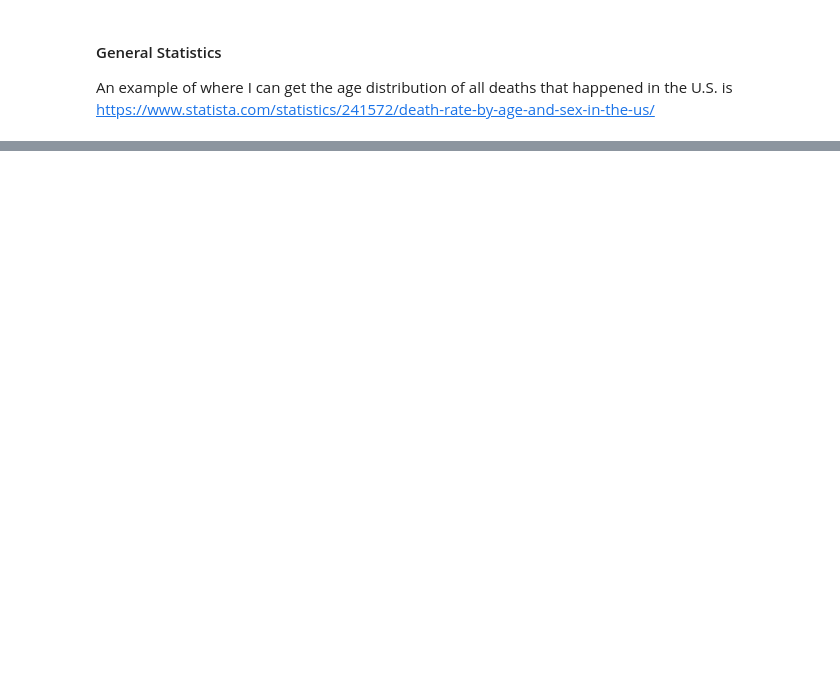
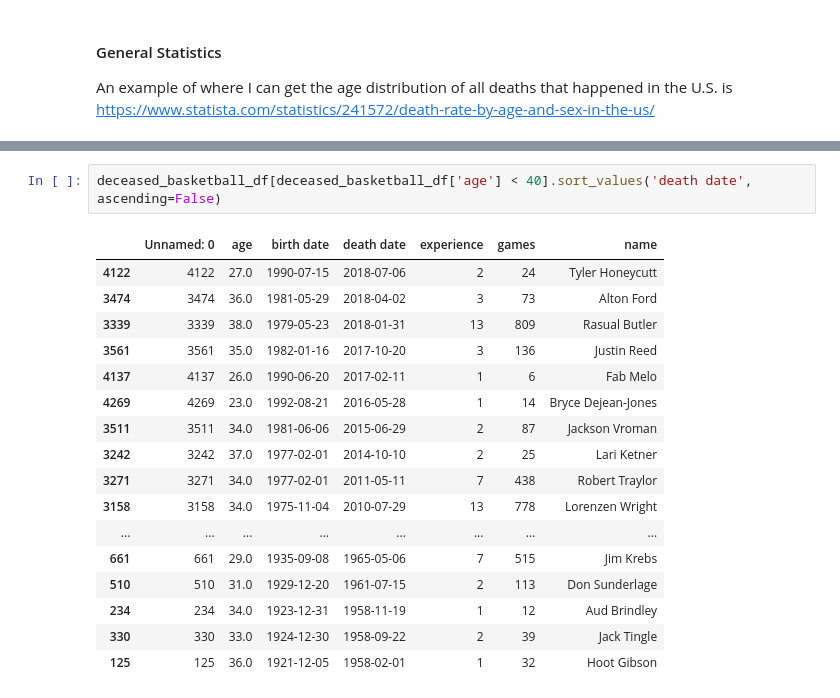
Before and after one commit to erichkuo/capstone, a Jupyter notebook: Vital Statistics of Pro Athletes.ipynb, the cells around one changed output, grey strips where cells are left out. Cells and saved outputs as stored; diff of their text form; blank space fills up the shorter version.

```diff
--- a/Vital Statistics of Pro Athletes.ipynb
+++ b/Vital Statistics of Pro Athletes.ipynb
@@ -31,0 +548,20 @@ https://www.statista.com/statistics/241572/death-rate-by-age-and-sex-in-the-us/
+# %%
+deceased_basketball_df[deceased_basketball_df['age'] < 40].sort_values('death date', ascending=False)
+# %% [output]
+|  | Unnamed: 0 | age | birth date | death date | experience | games | name |
+| 4122 | 4122 | 27.0 | 1990-07-15 | 2018-07-06 | 2 | 24 | Tyler Honeycutt |
+| 3474 | 3474 | 36.0 | 1981-05-29 | 2018-04-02 | 3 | 73 | Alton Ford |
+| 3339 | 3339 | 38.0 | 1979-05-23 | 2018-01-31 | 13 | 809 | Rasual Butler |
+| 3561 | 3561 | 35.0 | 1982-01-16 | 2017-10-20 | 3 | 136 | Justin Reed |
+| 4137 | 4137 | 26.0 | 1990-06-20 | 2017-02-11 | 1 | 6 | Fab Melo |
+| 4269 | 4269 | 23.0 | 1992-08-21 | 2016-05-28 | 1 | 14 | Bryce Dejean-Jones |
+| 3511 | 3511 | 34.0 | 1981-06-06 | 2015-06-29 | 2 | 87 | Jackson Vroman |
+| 3242 | 3242 | 37.0 | 1977-02-01 | 2014-10-10 | 2 | 25 | Lari Ketner |
+| 3271 | 3271 | 34.0 | 1977-02-01 | 2011-05-11 | 7 | 438 | Robert Traylor |
+| 3158 | 3158 | 34.0 | 1975-11-04 | 2010-07-29 | 13 | 778 | Lorenzen Wright |
+| ... | ... | ... | ... | ... | ... | ... | ... |
+| 661 | 661 | 29.0 | 1935-09-08 | 1965-05-06 | 7 | 515 | Jim Krebs |
+| 510 | 510 | 31.0 | 1929-12-20 | 1961-07-15 | 2 | 113 | Don Sunderlage |
+| 234 | 234 | 34.0 | 1923-12-31 | 1958-11-19 | 1 | 12 | Aud Brindley |
+| 330 | 330 | 33.0 | 1924-12-30 | 1958-09-22 | 2 | 39 | Jack Tingle |
+| 125 | 125 | 36.0 | 1921-12-05 | 1958-02-01 | 1 | 32 | Hoot Gibson |
```
Also changed, not shown: parts of 48 cells of this notebook.
